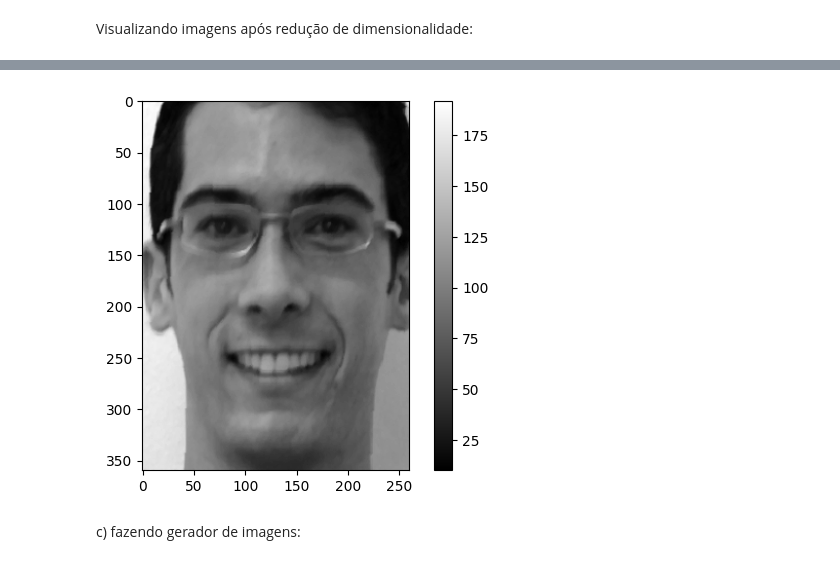
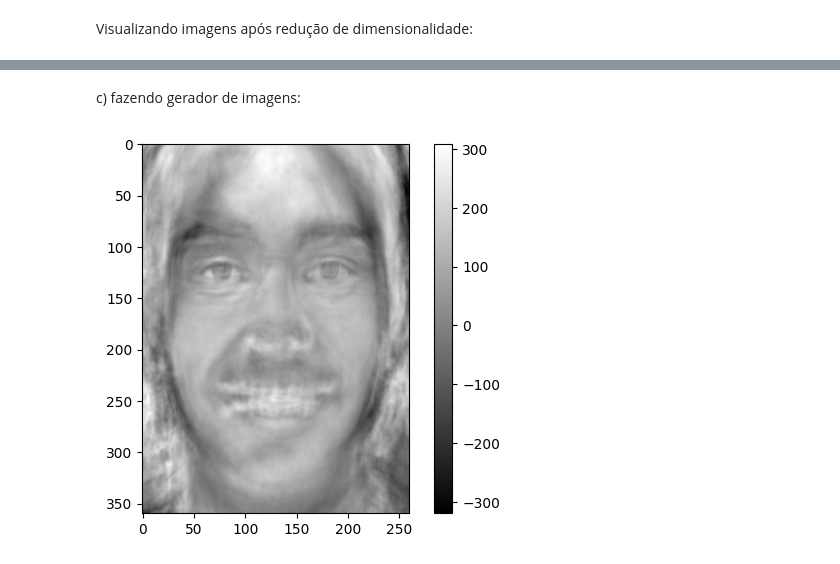
Before and after one commit to lorran-araujo/LNCC, a Jupyter notebook: disciplinas/redes-neurais/codes/lista2/exercicio3.ipynb, the cells around one changed output, grey strips where cells are left out. Drawn from its saved outputs; the diff is of its cells as text; code cells hidden in the pictures.

```diff
--- a/disciplinas/redes-neurais/codes/lista2/exercicio3.ipynb
+++ b/disciplinas/redes-neurais/codes/lista2/exercicio3.ipynb
@@ -178,10 +180,28 @@ imagem_reduzida = np.dot(x_PCA, np.transpose(PCA))+global_mean
-# %%
-plt.figure()
-plt.imshow(imagem_reduzida[5].reshape(360,260), cmap='gray')
-plt.colorbar()
-plt.grid(False)
-plt.show()
-# %% [output]
-[figure, removed]
 # %% [markdown]
 c) fazendo gerador de imagens:
+# %%
+def image_generator(n_principal_components):
+
+    imagem = global_mean
+
+    for i in range(n_principal_components):
+
+        coeficiente = np.random.normal(loc=0, scale=0.1, size=1)
+
+        while coeficiente > 1 or coeficiente < -1:
+            coeficiente = np.random.normal(loc=0, scale=0.1, size=1)
+
+        imagem += coeficiente*np.sqrt((np.abs(autovalores[i])))*np.transpose(PCA[:,i])
+
+    plt.figure()
+    plt.imshow(imagem.reshape(360,260), cmap='gray')
+    plt.colorbar()
+    plt.grid(False)
+    plt.show()
+# %%
+n_principal_components = 300
+
+
+image_generator(n_principal_components)
+# %% [output]
+[figure, added]
```
Also changed, not shown: parts of 7 cells of this notebook.
